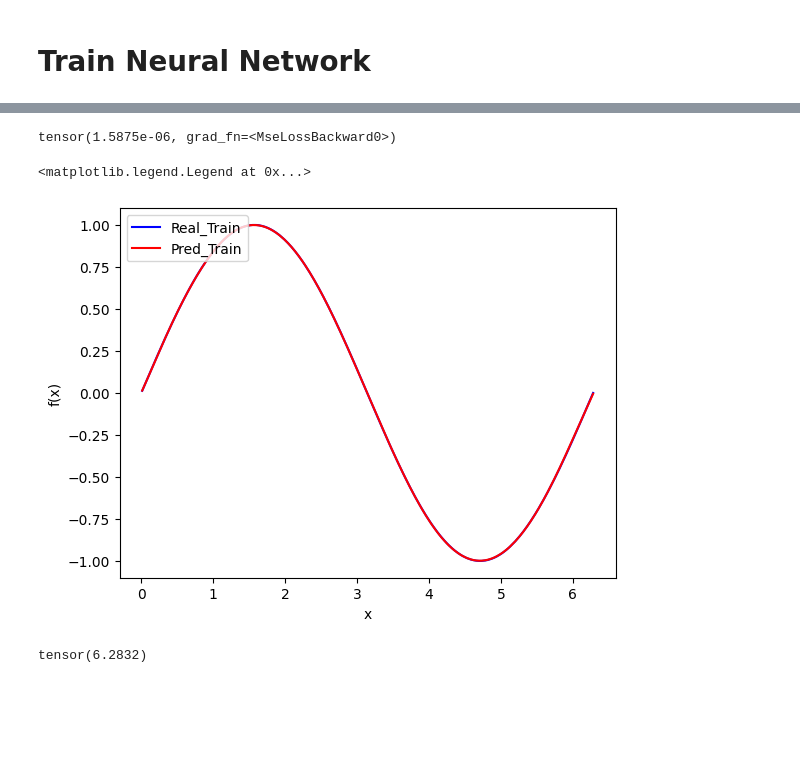
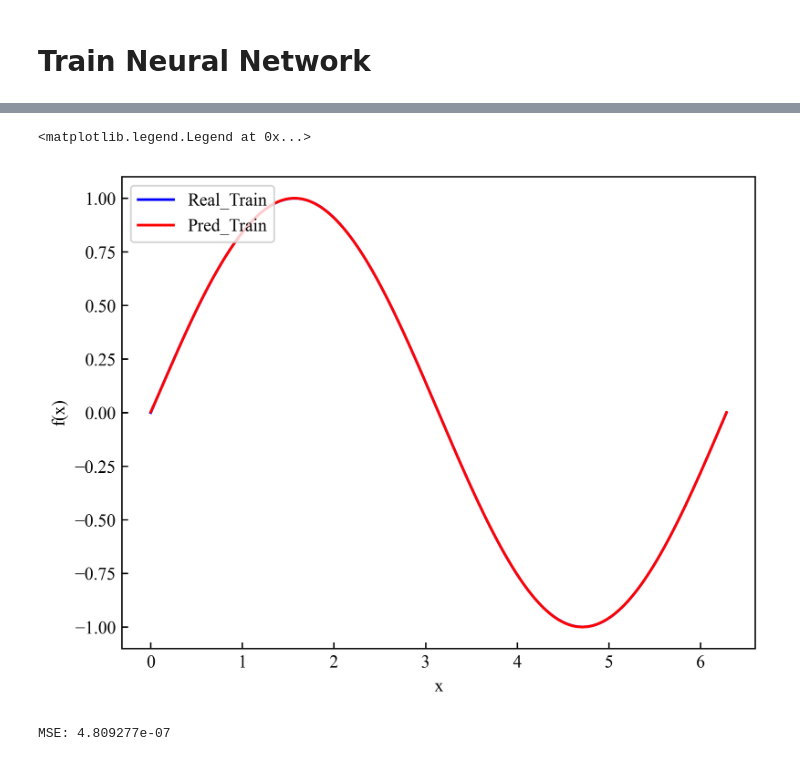
Before and after one commit to TonyXiong0/PDNN_Tutorials, a Jupyter notebook: 1_Approximate_a_function.ipynb, the cells around one changed output, grey strips where cells are left out. Drawn from its saved outputs; the diff is of its cells as text; code cells hidden in the pictures; blank space fills up the shorter version.

```diff
--- a/1_Approximate_a_function.ipynb
+++ b/1_Approximate_a_function.ipynb
@@ -42,5 +9,6 @@ cpu
 # %%
 steps=20000
 lr=1e-3
+N = 500
 # %% [markdown]
 # Functions
@@ -113,3 +15,7 @@ class FCN(nn.Module):
+# %%
+def f(x):
+    y=np.sin(x)
+    return y
 # %% [markdown]
 # Generate data
 # %%
@@ -142,14 +41,13 @@ y_test=y[test_idx]
 # %% [markdown]
 # Train Neural Network
 # %%
-torch.manual_seed(123)
-x_train=x_train.float().to(device)
-y_train=y_train.float().to(device)
-layers = np.array([1,50,50,20,50,50,1]) #5 hidden layers
-model = FCN(layers)
-print(model)
-model.to(device)
-params = list(model.parameters())
+x_train=x_train.float().to(dev)
+y_train=y_train.float().to(dev)
+
+# Set Neural Network
+layers = [1,30,30,30,1]
+model = MultiLayerNet(layers, init=True)
+model.to(dev)
 optimizer = torch.optim.Adam(model.parameters(),lr=lr,amsgrad=False)
 start_time = time.time()
 # %% [output]
@@ -188,4 +78,0 @@ for i in range(steps):
-# %%
-print(model.lossNN(x_test.float().to(device),y_test.float().to(device)))
-# %% [output]
-tensor(1.5875e-06, grad_fn=<MseLossBackward0>)
@@ -205,17 +79,23 @@ yh_test_plot=yh_test[indices3]
+# %%
+x_test = torch.linspace(0,2*np.pi,N).view(-1,1)
+y_pred = model(x_test).detach().cpu().numpy()
+
+x_test = x_test.detach().cpu().numpy()
+y_real = f(x_test)
 # %%
 fig, ax1 = plt.subplots()
-ax1.plot(x_train_plot.detach().cpu().numpy(),y_train_plot.detach().cpu().numpy(),color='blue',label='Real_Train')
-ax1.plot(x_train_plot.detach().cpu().numpy(),yh_plot.detach().cpu().numpy(),color='red',label='Pred_Train')
+ax1.plot(x_test,y_real,color='blue',label='Real_Train')
+ax1.plot(x_test,y_pred,color='red',label='Pred_Train')
 #ax1.plot(x_test_plot.detach().numpy(),y_test_plot.detach().numpy(),color='green',label='Real_Test')
 #ax1.plot(x_test_plot.detach().numpy(),yh_test_plot.detach().numpy(),color='orange',label='Pred_Test')
 ax1.set_xlabel('x',color='black')
 ax1.set_ylabel('f(x)',color='black')
 ax1.tick_params(axis='y', color='black')
 ax1.legend(loc = 'upper left')
 # %% [output]
 <matplotlib.legend.Legend at 0x...>
-[figure, old version]
+[figure, new version]
-# %%
-torch.max(x_train)
-# %% [output]
-tensor(6.2832)
+# %%
+print('MSE:', np.mean(np.square(y_real-y_pred)))
+# %% [output]
+MSE: 4.809277e-07
```
Also changed, not shown: parts of 14 cells of this notebook, 2 other files.
